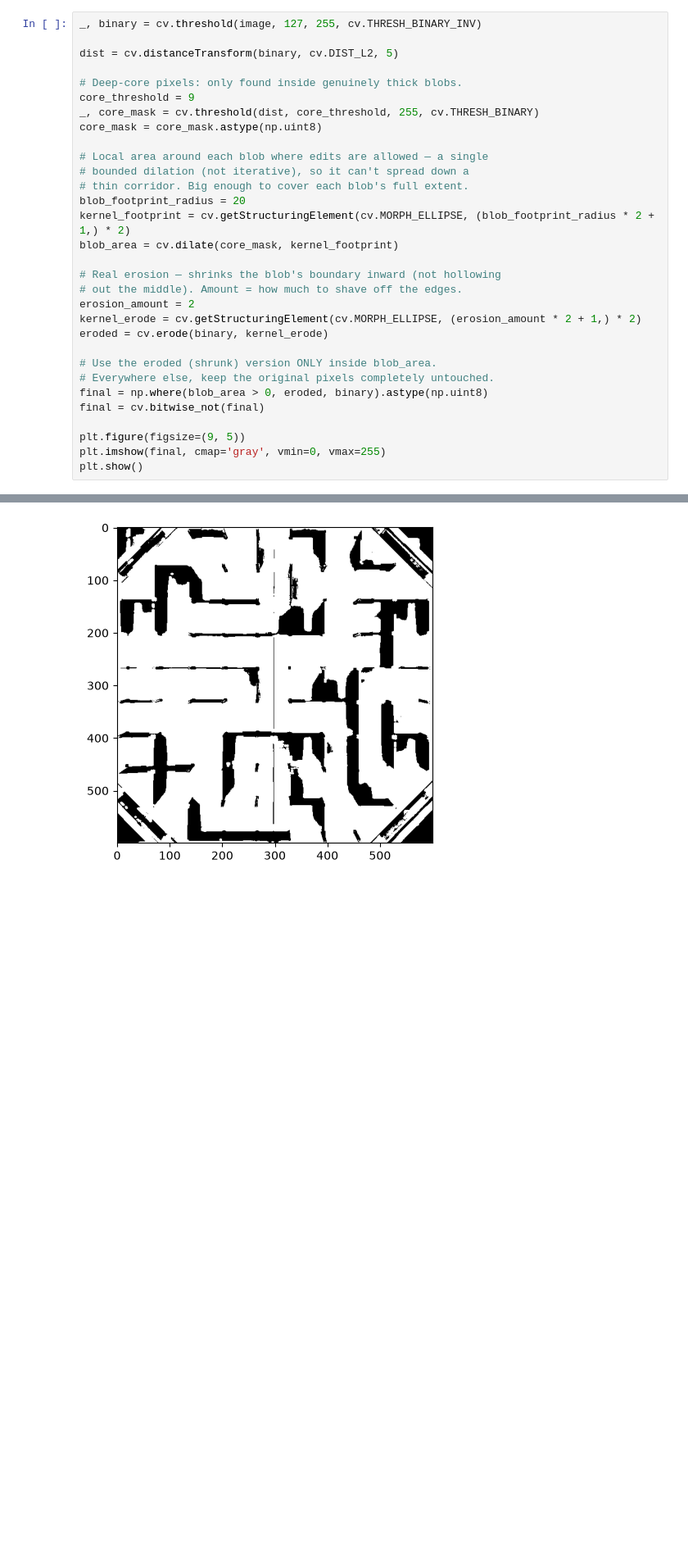
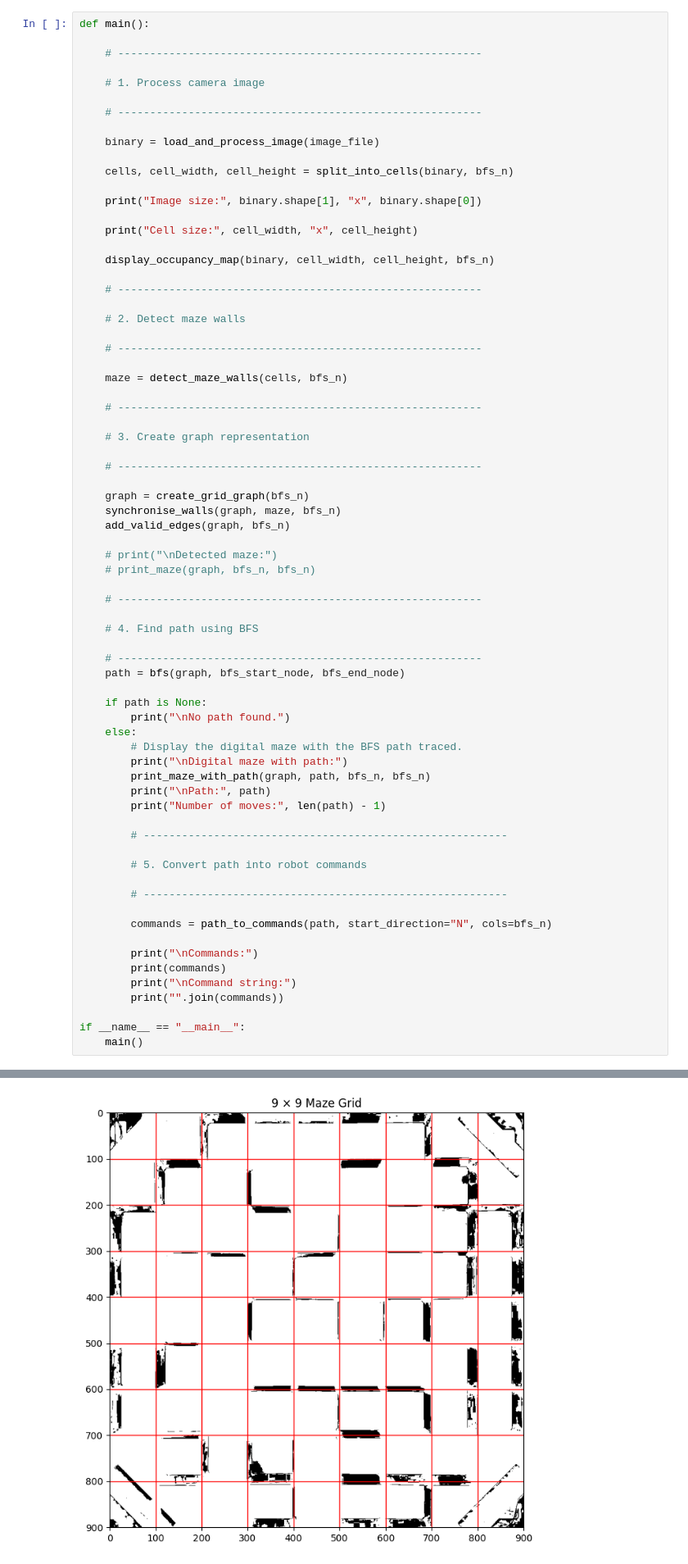
Before and after one commit to Zartarius/micromouse, a Jupyter notebook: week_12/path_planning/main.ipynb, the cells around one changed output, grey strips where cells are left out. Shown at 82% size. Saved outputs shown, nothing was run; the diff lists cells and outputs as text; blank space fills up the shorter version.

```diff
--- a/week_12/path_planning/main.ipynb
+++ b/week_12/path_planning/main.ipynb
@@ -20,32 +64,72 @@ plt.show()
 # %%
-_, binary = cv.threshold(image, 127, 255, cv.THRESH_BINARY_INV)
+def main():
 
-dist = cv.distanceTransform(binary, cv.DIST_L2, 5)
+    # ---------------------------------------------------------
 
-# Deep-core pixels: only found inside genuinely thick blobs.
-core_threshold = 9
-_, core_mask = cv.threshold(dist, core_threshold, 255, cv.THRESH_BINARY)
-core_mask = core_mask.astype(np.uint8)
+    # 1. Process camera image
 
-# Local area around each blob where edits are allowed — a single
-# bounded dilation (not iterative), so it can't spread down a
-# thin corridor. Big enough to cover each blob's full extent.
-blob_footprint_radius = 20
-kernel_footprint = cv.getStructuringElement(cv.MORPH_ELLIPSE, (blob_footprint_radius * 2 + 1,) * 2)
-blob_area = cv.dilate(core_mask, kernel_footprint)
+    # ---------------------------------------------------------
 
-# Real erosion — shrinks the blob's boundary inward (not hollowing
-# out the middle). Amount = how much to shave off the edges.
-erosion_amount = 2
-kernel_erode = cv.getStructuringElement(cv.MORPH_ELLIPSE, (erosion_amount * 2 + 1,) * 2)
-eroded = cv.erode(binary, kernel_erode)
+    binary = load_and_process_image(image_file)
 
-# Use the eroded (shrunk) version ONLY inside blob_area.
-# Everywhere else, keep the original pixels completely untouched.
-final = np.where(blob_area > 0, eroded, binary).astype(np.uint8)
-final = cv.bitwise_not(final)
+    cells, cell_width, cell_height = split_into_cells(binary, bfs_n)
 
-plt.figure(figsize=(9, 5))
-plt.imshow(final, cmap='gray', vmin=0, vmax=255)
-plt.show()
+    print("Image size:", binary.shape[1], "x", binary.shape[0])
+
+    print("Cell size:", cell_width, "x", cell_height)
+
+    display_occupancy_map(binary, cell_width, cell_height, bfs_n)
+
+    # ---------------------------------------------------------
+
+    # 2. Detect maze walls
+
+    # ---------------------------------------------------------
+
+    maze = detect_maze_walls(cells, bfs_n)
+
+    # ---------------------------------------------------------
+
+    # 3. Create graph representation
+
+    # ---------------------------------------------------------
+
+    graph = create_grid_graph(bfs_n)
+    synchronise_walls(graph, maze, bfs_n)
+    add_valid_edges(graph, bfs_n)
+
+    # print("\nDetected maze:")
+    # print_maze(graph, bfs_n, bfs_n)
+
+    # ---------------------------------------------------------
+
+    # 4. Find path using BFS
+
+    # ---------------------------------------------------------
+    path = bfs(graph, bfs_start_node, bfs_end_node)
+
+    if path is None:
+        print("\nNo path found.")
+    else:
+        # Display the digital maze with the BFS path traced.
+        print("\nDigital maze with path:")
+        print_maze_with_path(graph, path, bfs_n, bfs_n)
+        print("\nPath:", path)
+        print("Number of moves:", len(path) - 1)
+
+        # ---------------------------------------------------------
+
+        # 5. Convert path into robot commands
+
+        # ---------------------------------------------------------
+
+        commands = path_to_commands(path, start_direction="N", cols=bfs_n)
+
+        print("\nCommands:")
+        print(commands)
+        print("\nCommand string:")
+        print("".join(commands))
+
+if __name__ == "__main__":
+    main()
 # %% [output]
@@ -52 +138 @@ plt.show()
-[figure, old version]
+[figure, new version]
```
Also changed, not shown: parts of 4 cells of this notebook, 9 other files.
